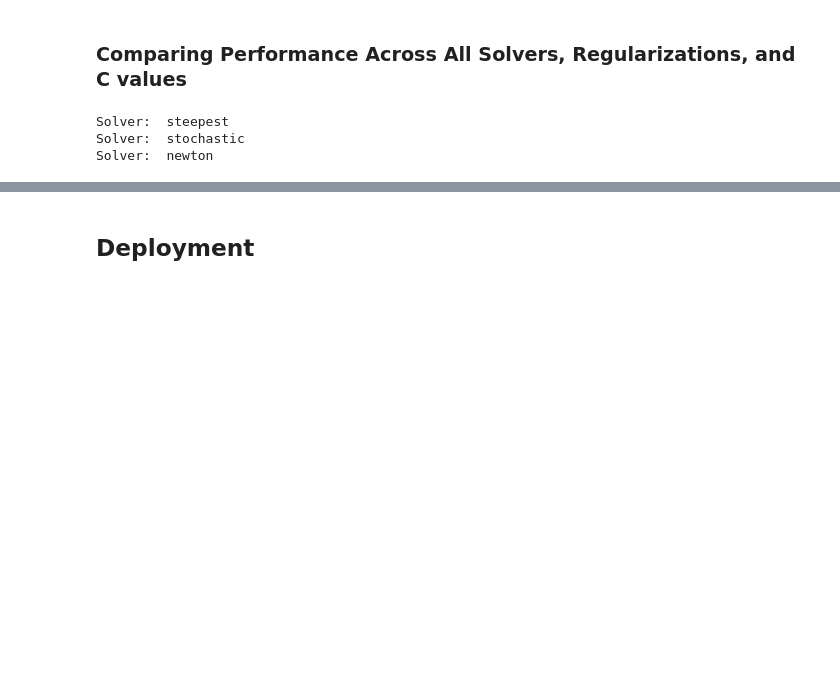
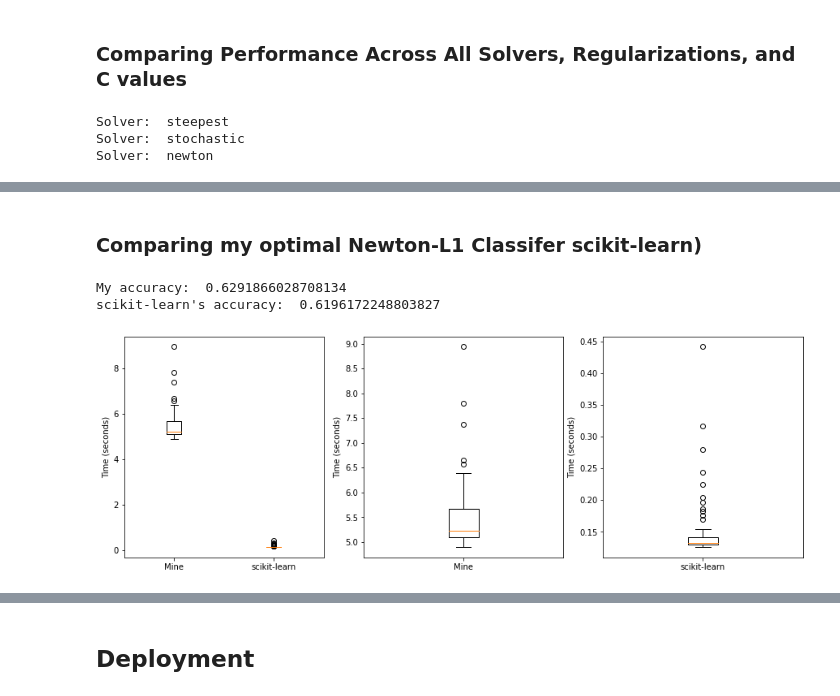
Before and after one commit to tommygreim/ML2021, a Jupyter notebook: Labs/Lab Three - Extending Logistic Regression.ipynb, the cells around one changed output, grey strips where cells are left out. Drawn from its saved outputs; the diff is of its cells as text; code cells hidden in the pictures; blank space fills up the shorter version.

```diff
--- a/Labs/Lab Three - Extending Logistic Regression.ipynb
+++ b/Labs/Lab Three - Extending Logistic Regression.ipynb
@@ -594,0 +621,2 @@ np.set_printoptions(threshold=np.inf)
+# %% [markdown]
+### Comparing my optimal Newton-L1 Classifer scikit-learn)
@@ -594,0 +648,30 @@ np.set_printoptions(threshold=np.inf)
+# %%
+# The variable names mineAvg and skAvg are total misnomers, but the block of code above took a long
+# time to run and I don't want to rerun it just to change the variable names
+mineAvg = np.array(mineAvg)
+skAvg = np.array(skAvg)
+bothData = np.dstack((mineAvg,skAvg))
+bothData = np.squeeze(bothData)
+labels = ['Mine','scikit-learn']
+bothData.shape
+plt.figure(figsize=(15,5))
+plt.subplot(1,3,1)
+plt.boxplot(bothData, labels=labels)
+plt.ylabel("Time (seconds)")
+plt.subplot(1,3,2)
+plt.boxplot(mineAvg, labels=['Mine'])
+plt.ylabel("Time (seconds)")
+plt.subplot(1,3,3)
+plt.boxplot(skAvg, labels=['scikit-learn'])
+plt.ylabel("Time (seconds)")
+#plt.boxplot(skAvg)
+
+#And also, the accuracy
+mineHat = lrMine.predict(X_test)
+print("My accuracy: ", accuracy_score(y_test,mineHat))
+skHat = lrSk.predict(X_test)
+print("scikit-learn's accuracy: ", accuracy_score(y_test,skHat))
+# %% [output]
+My accuracy:  0.6291866028708134
+scikit-learn's accuracy:  0.6196172248803827
+[figure, added]
```
Also changed, not shown: parts of 16 cells of this notebook.
